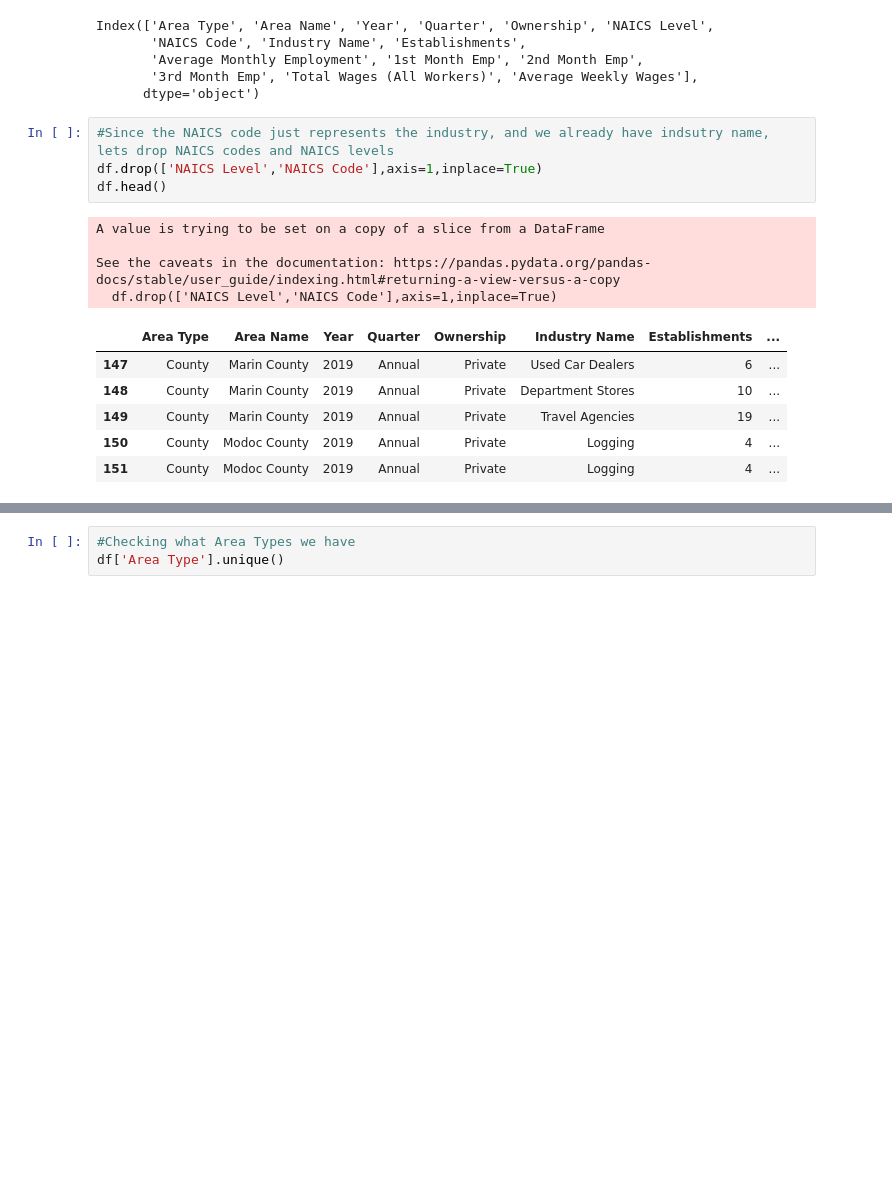
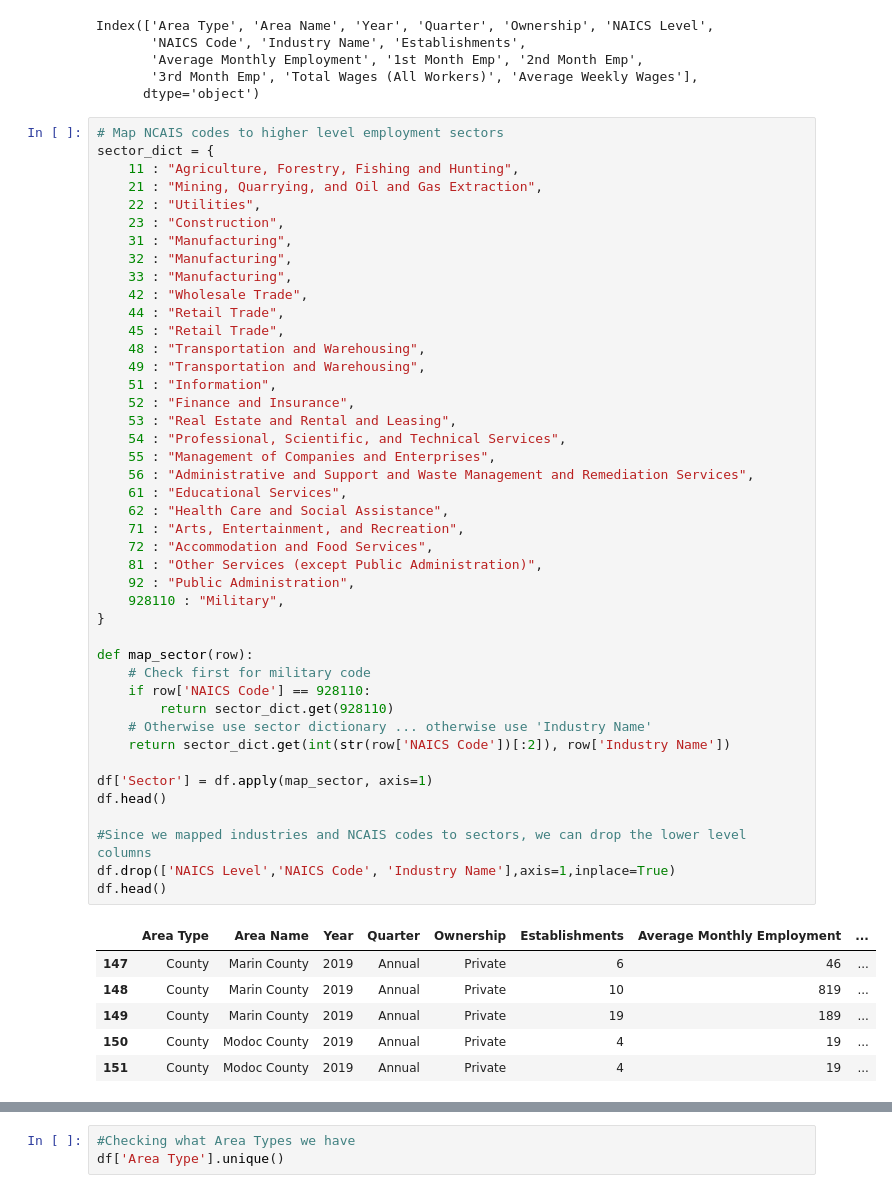
Before and after one commit to ericstratford/predictable-residence, a Jupyter notebook: CA_Residence_Prediction.ipynb, the cells around one changed output, grey strips where cells are left out. Drawn from its saved outputs; the diff is of its cells as text; blank space fills up the shorter version.

```diff
--- a/CA_Residence_Prediction.ipynb
+++ b/CA_Residence_Prediction.ipynb
@@ -76,21 +77,56 @@ Index(['Area Type', 'Area Name', 'Year', 'Quarter', 'Ownership', 'NAICS Level',
        'Average Monthly Employment', '1st Month Emp', '2nd Month Emp',
        '3rd Month Emp', 'Total Wages (All Workers)', 'Average Weekly Wages'],
       dtype='object')
-# %%
-#Since the NAICS code just represents the industry, and we already have indsutry name, lets drop NAICS codes and NAICS levels
-df.drop(['NAICS Level','NAICS Code'],axis=1,inplace=True)
-df.head()
-# %% [output]
-A value is trying to be set on a copy of a slice from a DataFrame
-
-See the caveats in the documentation: https://pandas.pydata.org/pandas-docs/stable/user_guide/indexing.html#returning-a-view-versus-a-copy
-  df.drop(['NAICS Level','NAICS Code'],axis=1,inplace=True)
-|  | Area Type | Area Name | Year | Quarter | Ownership | Industry Name | Establishments | ... |
-| 147 | County | Marin County | 2019 | Annual | Private | Used Car Dealers | 6 | ... |
-| 148 | County | Marin County | 2019 | Annual | Private | Department Stores | 10 | ... |
-| 149 | County | Marin County | 2019 | Annual | Private | Travel Agencies | 19 | ... |
-| 150 | County | Modoc County | 2019 | Annual | Private | Logging | 4 | ... |
-| 151 | County | Modoc County | 2019 | Annual | Private | Logging | 4 | ... |
+# %%
+# Map NCAIS codes to higher level employment sectors
+sector_dict = {
+    11 : "Agriculture, Forestry, Fishing and Hunting",
+    21 : "Mining, Quarrying, and Oil and Gas Extraction",
+    22 : "Utilities",
+    23 : "Construction",
+    31 : "Manufacturing",
+    32 : "Manufacturing",
+    33 : "Manufacturing",
+    42 : "Wholesale Trade",
+    44 : "Retail Trade",
+    45 : "Retail Trade",
+    48 : "Transportation and Warehousing",
+    49 : "Transportation and Warehousing",
+    51 : "Information",
+    52 : "Finance and Insurance",
+    53 : "Real Estate and Rental and Leasing",
+    54 : "Professional, Scientific, and Technical Services",
+    55 : "Management of Companies and Enterprises",
+    56 : "Administrative and Support and Waste Management and Remediation Services",
+    61 : "Educational Services",
+    62 : "Health Care and Social Assistance",
+    71 : "Arts, Entertainment, and Recreation",
+    72 : "Accommodation and Food Services",
+    81 : "Other Services (except Public Administration)",
+    92 : "Public Administration",
+    928110 : "Military",
+}
+
+def map_sector(row):
+    # Check first for military code
+    if row['NAICS Code'] == 928110:
+        return sector_dict.get(928110)
+    # Otherwise use sector dictionary ... otherwise use 'Industry Name'
+    return sector_dict.get(int(str(row['NAICS Code'])[:2]), row['Industry Name'])
+
+df['Sector'] = df.apply(map_sector, axis=1)
+df.head()
+
+#Since we mapped industries and NCAIS codes to sectors, we can drop the lower level columns
+df.drop(['NAICS Level','NAICS Code', 'Industry Name'],axis=1,inplace=True)
+df.head()
+# %% [output]
+|  | Area Type | Area Name | Year | Quarter | Ownership | Establishments | Average Monthly Employment | ... |
+| 147 | County | Marin County | 2019 | Annual | Private | 6 | 46 | ... |
+| 148 | County | Marin County | 2019 | Annual | Private | 10 | 819 | ... |
+| 149 | County | Marin County | 2019 | Annual | Private | 19 | 189 | ... |
+| 150 | County | Modoc County | 2019 | Annual | Private | 4 | 19 | ... |
+| 151 | County | Modoc County | 2019 | Annual | Private | 4 | 19 | ... |
 # %%
 #We don't need to know the total wages for all of the workers, who owns the business, or the individual months of employement
 df.drop(['Ownership','1st Month Emp','2nd Month Emp','3rd Month Emp','Total Wages (All Workers)'],axis=1,inplace=True)
```
Also changed, not shown: parts of 11 cells of this notebook.
